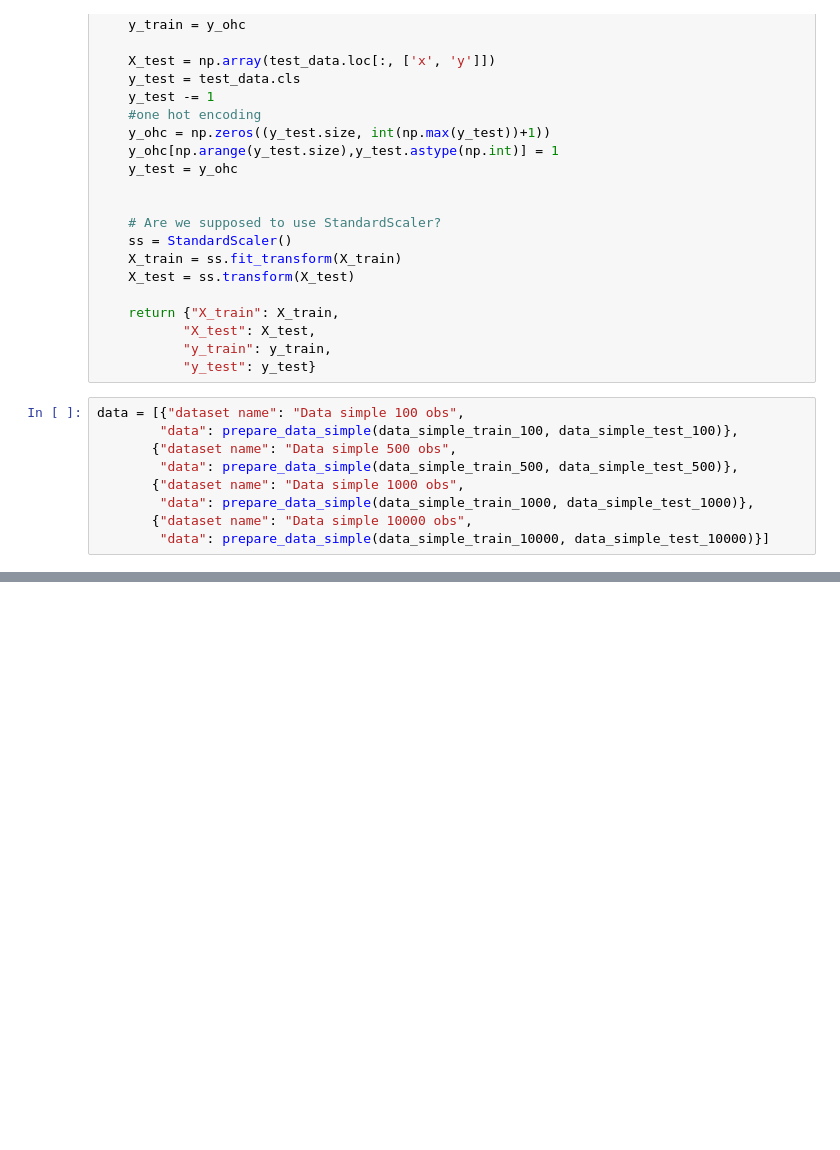
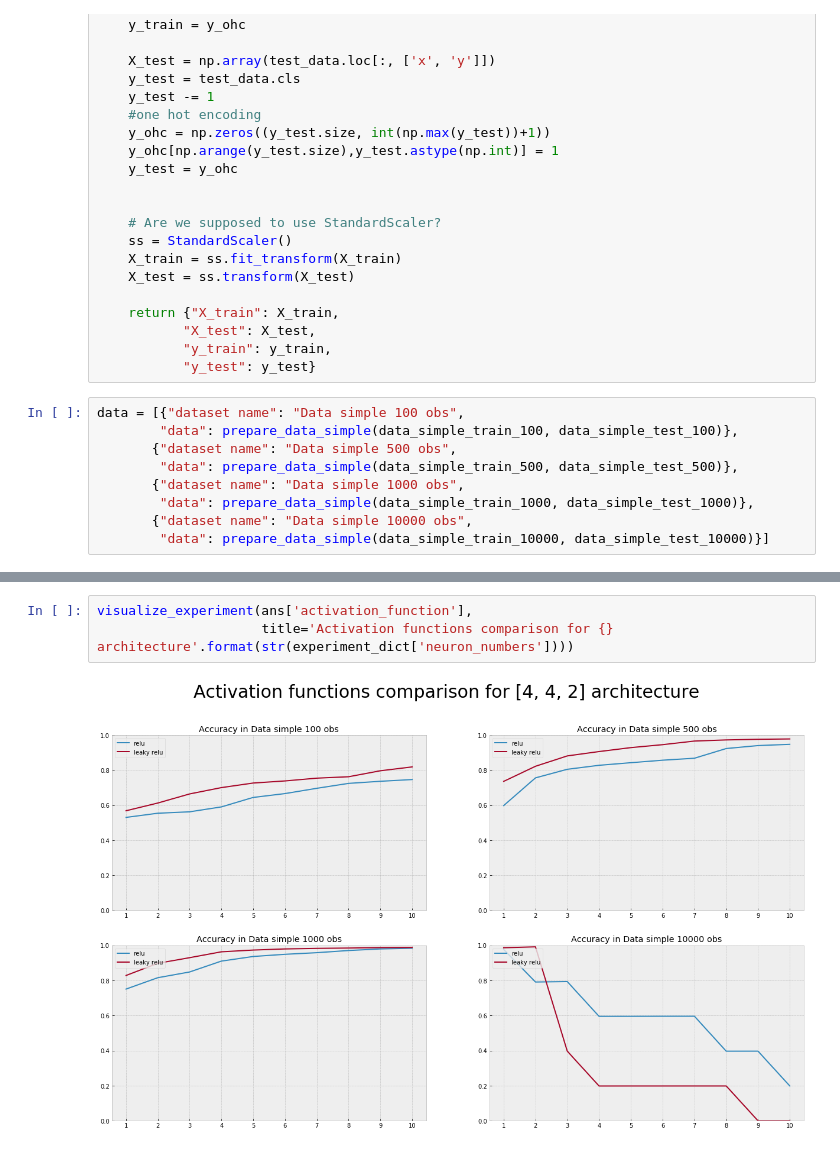
Before and after one commit to krzysztofspalinski/deep-learning-methods, a Jupyter notebook: report_experiments.ipynb, the cells around one changed output, grey strips where cells are left out. Drawn from its saved outputs; the diff is of its cells as text; blank space fills up the shorter version.

```diff
--- a/report_experiments.ipynb
+++ b/report_experiments.ipynb
@@ -258,0 +330,5 @@ import matplotlib.pyplot as plt
+# %%
+visualize_experiment(ans['activation_function'],
+                     title='Activation functions comparison for {} architecture'.format(str(experiment_dict['neuron_numbers'])))
+# %% [output]
+[figure, added]
```
Also changed, not shown: parts of 10 cells of this notebook.
